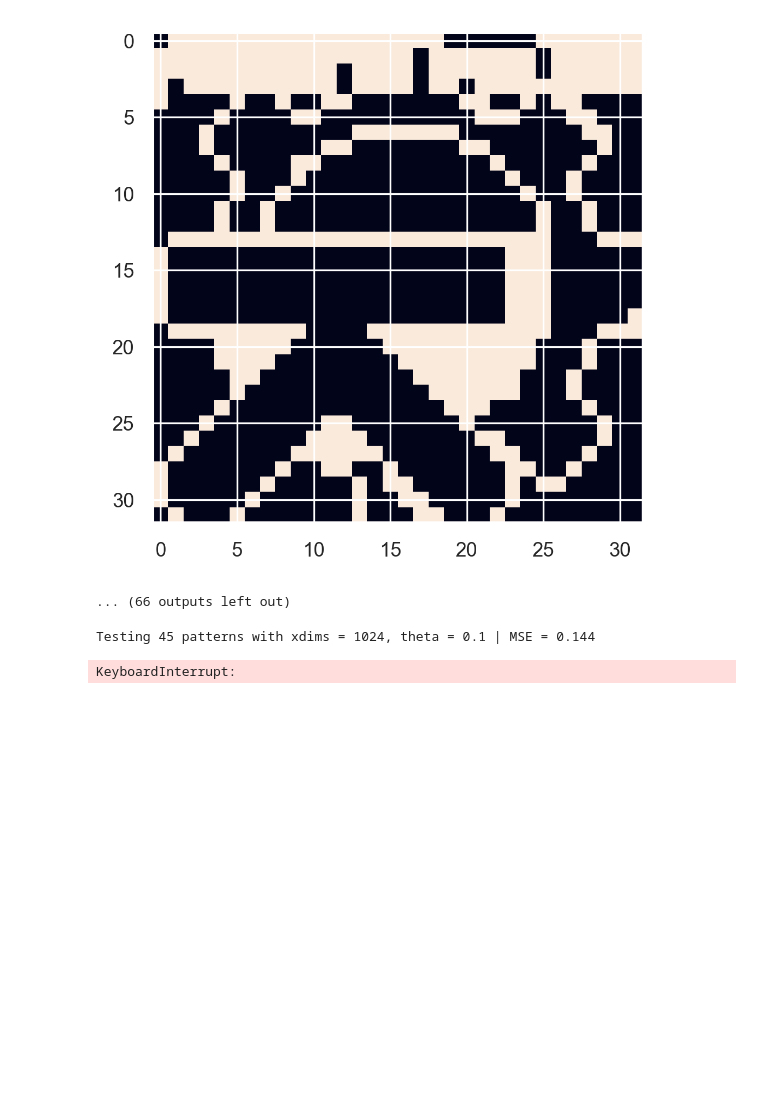
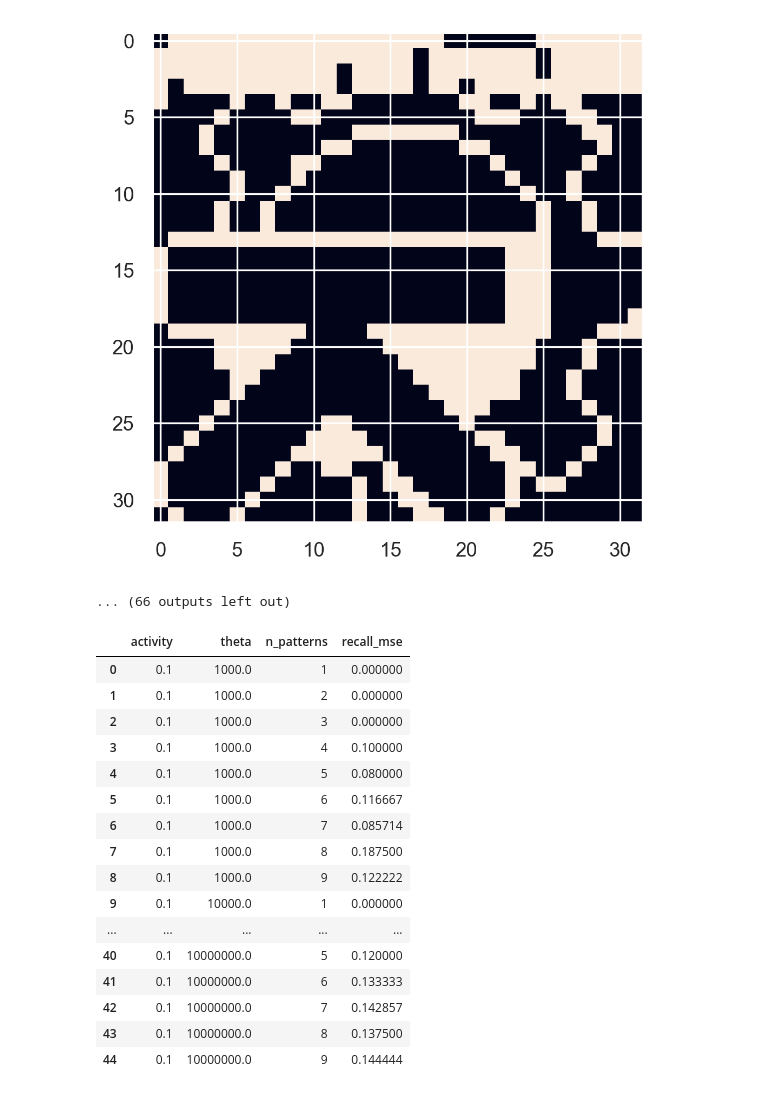
Before and after one commit to molguin92/ANNDA_HT20_LAB3, a Jupyter notebook: lab3.ipynb, the cells around one changed output. Drawn from its saved outputs; the diff is of its cells as text; code cells hidden in the pictures; blank space fills up the shorter version.

```diff
--- a/lab3.ipynb
+++ b/lab3.ipynb
@@ -96,28 +76,23 @@ def generate_sparse_patterns(xdims: int, activity: float, max_patterns: int = 50
-# %%
-def test_sparse(activity: float, xdims: int = 1024) -> pd.DataFrame:
-    results = []
-    X = generate_sparse_patterns(xdims, activity)
-    nn = HopfieldNetwork()
-
-    for theta in np.power(10.0, np.arange(-1, 3)):
-        for i in range(1, X.shape[0]):
-            Xp = X[:i, :]
-            nn.train(Xp, sparse=True)
-            Xr = nn.recall(Xp, sparse=True, sparse_theta=theta)
-
-            error = mean_squared_error(Xp, Xr)
-            results.append({
-                'theta': theta,
-                'n_patterns': i,
-                'recall_mse': error
-            })
-
-            print(f'\rTesting {i} patterns with xdims = {xdims}, theta = {theta} | MSE = {error:0.3f}', end='\t\t\t')
-
-    return pd.DataFrame(results)
-
-
-test_sparse(0.2)
-# %% [output]
-Testing 45 patterns with xdims = 1024, theta = 0.1 | MSE = 0.144
-KeyboardInterrupt:
+# %%
+sparse_test_data = pd.read_csv('sparse_tests.csv')
+sparse_test_data['activity'] = sparse_test_data['activity'].astype('category')
+sparse_test_data['theta'] = sparse_test_data['theta'].astype('category')
+sparse_test_data
+# %% [output]
+|  | activity | theta | n_patterns | recall_mse |
+| 0 | 0.1 | 1000.0 | 1 | 0.000000 |
+| 1 | 0.1 | 1000.0 | 2 | 0.000000 |
+| 2 | 0.1 | 1000.0 | 3 | 0.000000 |
+| 3 | 0.1 | 1000.0 | 4 | 0.100000 |
+| 4 | 0.1 | 1000.0 | 5 | 0.080000 |
+| 5 | 0.1 | 1000.0 | 6 | 0.116667 |
+| 6 | 0.1 | 1000.0 | 7 | 0.085714 |
+| 7 | 0.1 | 1000.0 | 8 | 0.187500 |
+| 8 | 0.1 | 1000.0 | 9 | 0.122222 |
+| 9 | 0.1 | 10000.0 | 1 | 0.000000 |
+| ... | ... | ... | ... | ... |
+| 40 | 0.1 | 10000000.0 | 5 | 0.120000 |
+| 41 | 0.1 | 10000000.0 | 6 | 0.133333 |
+| 42 | 0.1 | 10000000.0 | 7 | 0.142857 |
+| 43 | 0.1 | 10000000.0 | 8 | 0.137500 |
+| 44 | 0.1 | 10000000.0 | 9 | 0.144444 |
```
Also changed, not shown: parts of 2 cells of this notebook, 3 other files.
